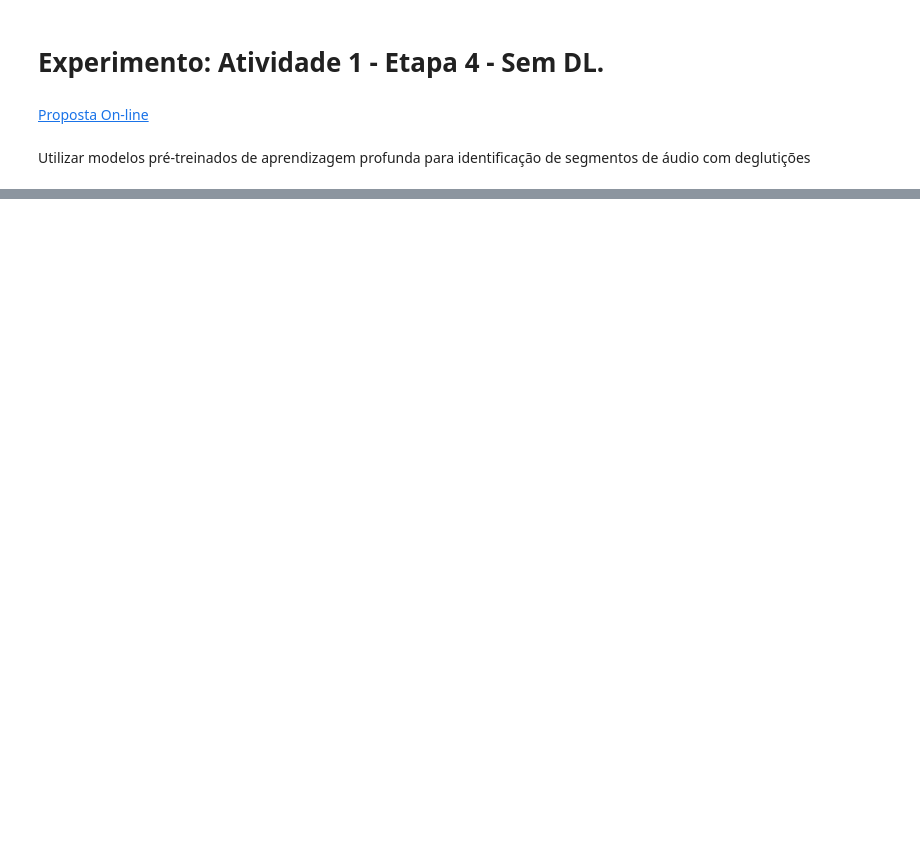
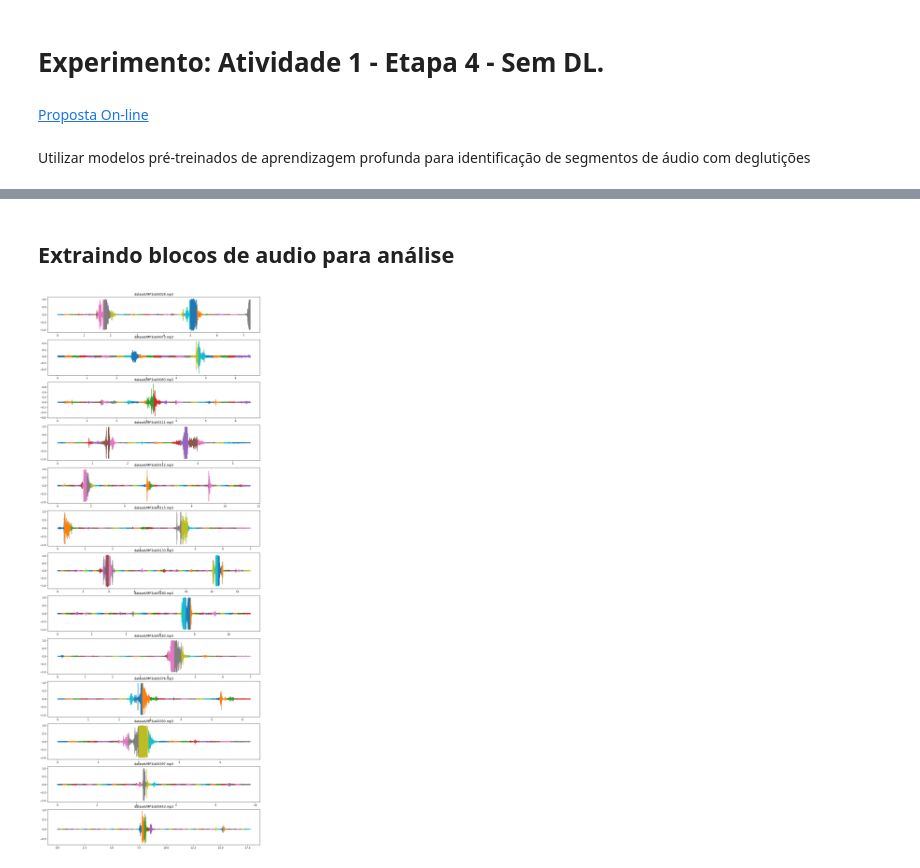
Before and after one commit to valerio-unifei/ECOM09A, a Jupyter notebook: 2024-1/Atividade1/Etapa4_v01.ipynb, the cells around one changed output, grey strips where cells are left out. Drawn from its saved outputs; the diff is of its cells as text; code cells hidden in the pictures; blank space fills up the shorter version.

```diff
--- a/2024-1/Atividade1/Etapa4_v01.ipynb
+++ b/2024-1/Atividade1/Etapa4_v01.ipynb
@@ -78,0 +9,9 @@ df.head()
+# %%
+import os
+import glob
+from IPython.display import Image, Audio, display
+
+bons = [os.path.join('dataset/MP3/',os.path.basename(a).replace('.png','.mp3')) for a in glob.glob('Bons/*.png')]
+for b in bons:
+    display(b)
+    display(Audio(b))
@@ -78,0 +32,36 @@ df.head()
+# %% [markdown]
+## Extraindo blocos de audio para análise
+# %%
+import librosa
+
+import numpy as np
+from tqdm import tqdm
+import matplotlib.pyplot as plt
+from matplotlib.collections import LineCollection
+from matplotlib.colors import ListedColormap, BoundaryNorm
+
+dados = []
+for b in tqdm(bons):
+    nome = os.path.basename(b)[:-4]
+    y, sr = librosa.load(b)
+    x = np.arange(len(y))/sr
+
+    janela = int(0.5 * sr)
+    passo = int(0.25 * sr)
+
+    linha = []
+    for i in range(0, len(y), int(passo)):
+        max = i + janela
+        if max > len(y):
+            break
+        linha.append((x[i:max], y[i:max]))
+    dados.append(linha)
+
+fig, ax = plt.subplots(len(dados), 1, figsize=(15, 3*len(dados)))
+for i, linha in enumerate(dados):
+    ax[i].set_title(bons[i])
+    for x, y in linha:
+        ax[i].plot(x, y)
+plt.show()
+# %% [output]
+[figure, added]
```
Also changed, not shown: parts of 9 cells of this notebook, 13 other files.
